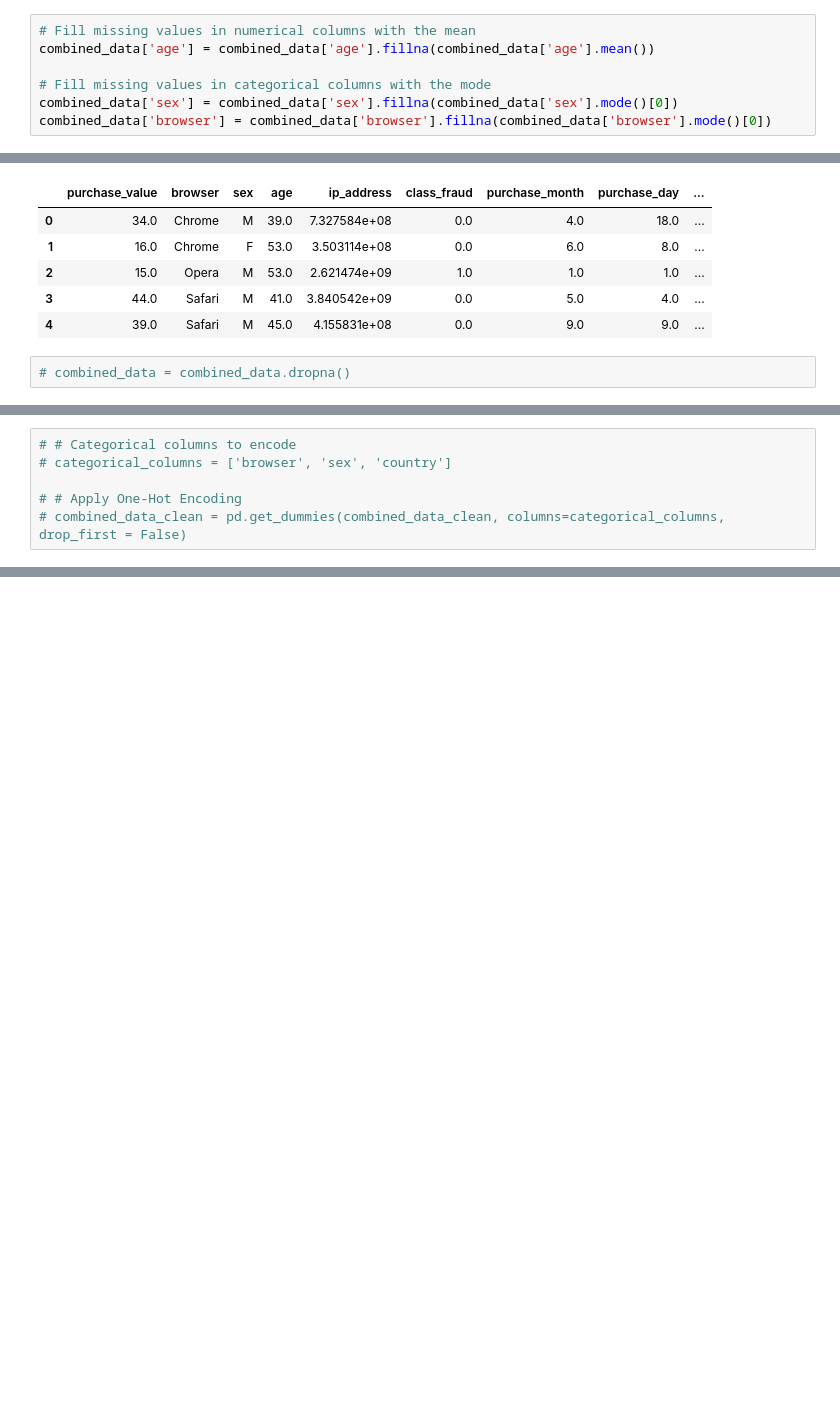
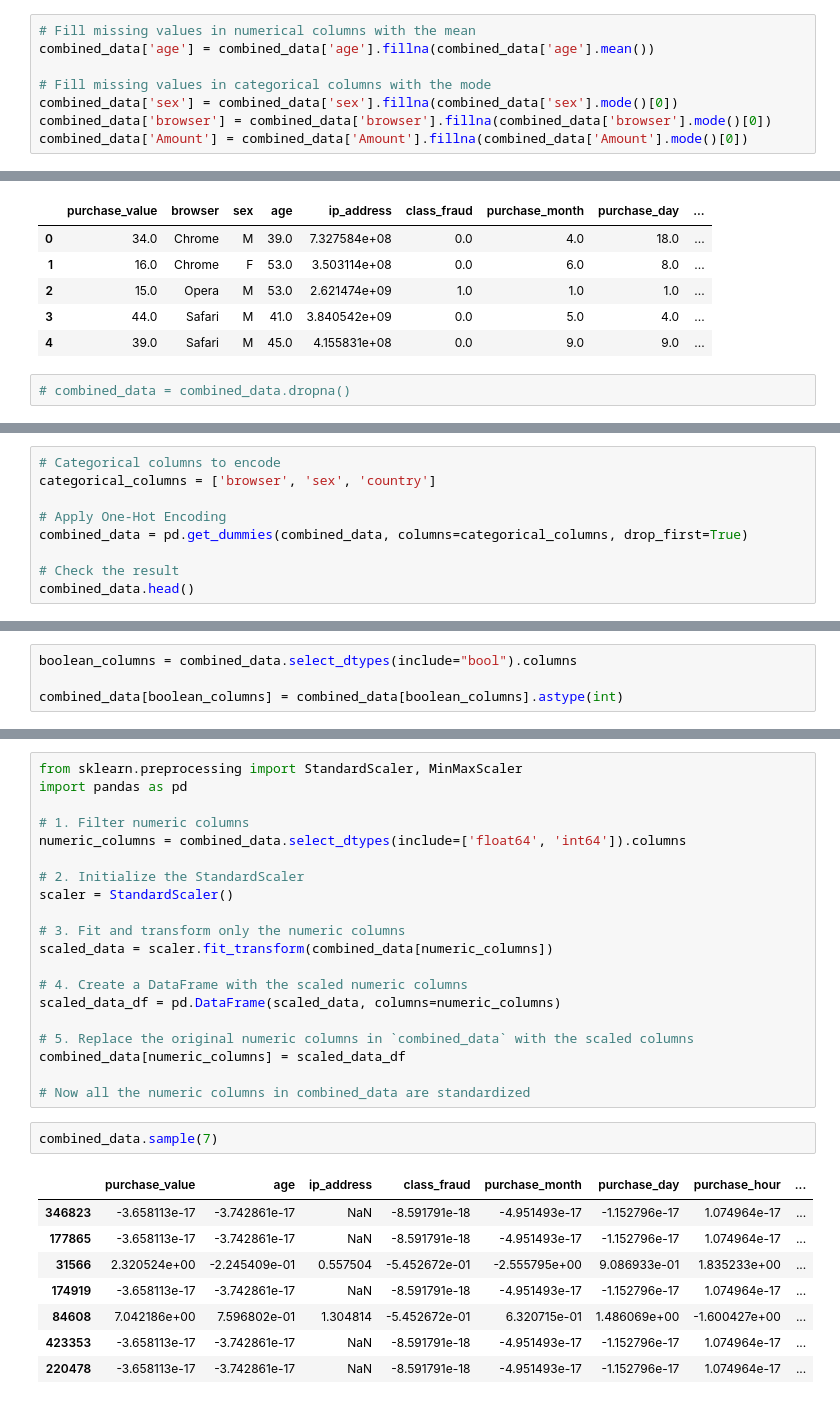
Before and after one commit to Ephrem0001/Fraud-Detection-for-E-Commerce-and-Banking-Transactions---AI-Solutions, a Jupyter notebook: notebooks/EDA.ipynb, the cells around one changed output, grey strips where cells are left out. Saved outputs shown, nothing was run; the diff lists cells and outputs as text; blank space fills up the shorter version.

```diff
--- a/notebooks/EDA.ipynb
+++ b/notebooks/EDA.ipynb
@@ -134,6 +134,7 @@ combined_data['age'] = combined_data['age'].fillna(combined_data['age'].mean())
 # Fill missing values in categorical columns with the mode
 combined_data['sex'] = combined_data['sex'].fillna(combined_data['sex'].mode()[0])
 combined_data['browser'] = combined_data['browser'].fillna(combined_data['browser'].mode()[0])
+combined_data['Amount'] = combined_data['Amount'].fillna(combined_data['Amount'].mode()[0])
 # %%
 numerical_columns = ["purchase_value", "age", "class_fraud", "Class_creditcard", "V3", "V27", "V14", "V18", "V10", "V21", "V8", "V23", "V1", "V5", "V19", "V22", "V17", "V16", "V9", "V12", "V2", "V26", "V15", "V7", "V24", "V13", "V25", "V20", "V11", "V28", "V4", "V6", "purchase_month", "purchase_day", "purchase_hour"]
 
@@ -204,6 +192,9 @@ memory usage: 0.0+ bytes
 # %%
-# # Categorical columns to encode
-# categorical_columns = ['browser', 'sex', 'country']
+# Categorical columns to encode
+categorical_columns = ['browser', 'sex', 'country']
 
-# # Apply One-Hot Encoding
-# combined_data_clean = pd.get_dummies(combined_data_clean, columns=categorical_columns, drop_first = False)
+# Apply One-Hot Encoding
+combined_data = pd.get_dummies(combined_data, columns=categorical_columns, drop_first=True)
+
+# Check the result
+combined_data.head()
@@ -219,0 +208,4 @@ memory usage: 0.0+ bytes
+# %%
+boolean_columns = combined_data.select_dtypes(include="bool").columns
+
+combined_data[boolean_columns] = combined_data[boolean_columns].astype(int)
@@ -219,0 +221,31 @@ memory usage: 0.0+ bytes
+# %%
+from sklearn.preprocessing import StandardScaler, MinMaxScaler
+import pandas as pd
+
+# 1. Filter numeric columns
+numeric_columns = combined_data.select_dtypes(include=['float64', 'int64']).columns
+
+# 2. Initialize the StandardScaler
+scaler = StandardScaler()
+
+# 3. Fit and transform only the numeric columns
+scaled_data = scaler.fit_transform(combined_data[numeric_columns])
+
+# 4. Create a DataFrame with the scaled numeric columns
+scaled_data_df = pd.DataFrame(scaled_data, columns=numeric_columns)
+
+# 5. Replace the original numeric columns in `combined_data` with the scaled columns
+combined_data[numeric_columns] = scaled_data_df
+
+# Now all the numeric columns in combined_data are standardized
+# %%
+combined_data.sample(7)
+# %% [output]
+|  | purchase_value | age | ip_address | class_fraud | purchase_month | purchase_day | purchase_hour | ... |
+| 346823 | -3.658113e-17 | -3.742861e-17 | NaN | -8.591791e-18 | -4.951493e-17 | -1.152796e-17 | 1.074964e-17 | ... |
+| 177865 | -3.658113e-17 | -3.742861e-17 | NaN | -8.591791e-18 | -4.951493e-17 | -1.152796e-17 | 1.074964e-17 | ... |
+| 31566 | 2.320524e+00 | -2.245409e-01 | 0.557504 | -5.452672e-01 | -2.555795e+00 | 9.086933e-01 | 1.835233e+00 | ... |
+| 174919 | -3.658113e-17 | -3.742861e-17 | NaN | -8.591791e-18 | -4.951493e-17 | -1.152796e-17 | 1.074964e-17 | ... |
+| 84608 | 7.042186e+00 | 7.596802e-01 | 1.304814 | -5.452672e-01 | 6.320715e-01 | 1.486069e+00 | -1.600427e+00 | ... |
+| 423353 | -3.658113e-17 | -3.742861e-17 | NaN | -8.591791e-18 | -4.951493e-17 | -1.152796e-17 | 1.074964e-17 | ... |
+| 220478 | -3.658113e-17 | -3.742861e-17 | NaN | -8.591791e-18 | -4.951493e-17 | -1.152796e-17 | 1.074964e-17 | ... |
```
Also changed, not shown: parts of 11 cells of this notebook.
